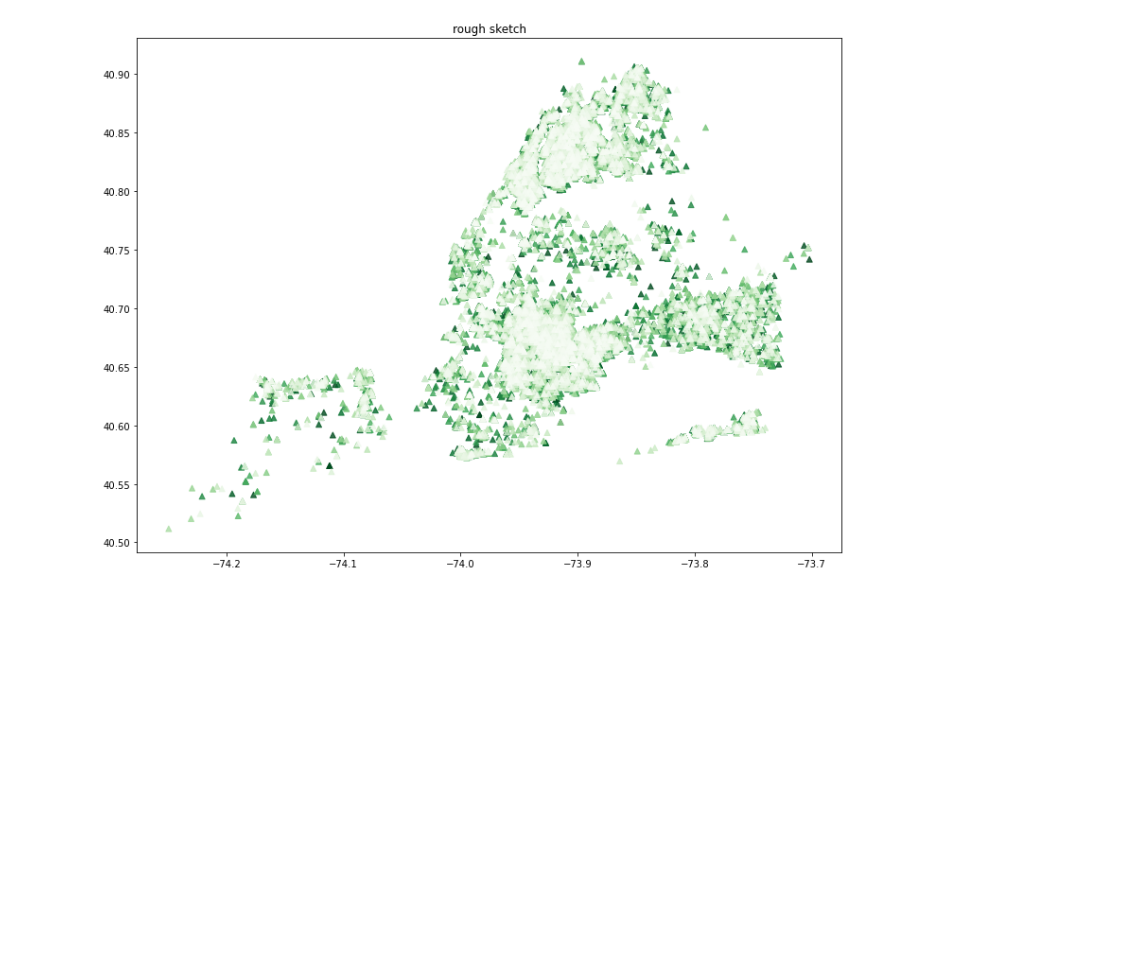
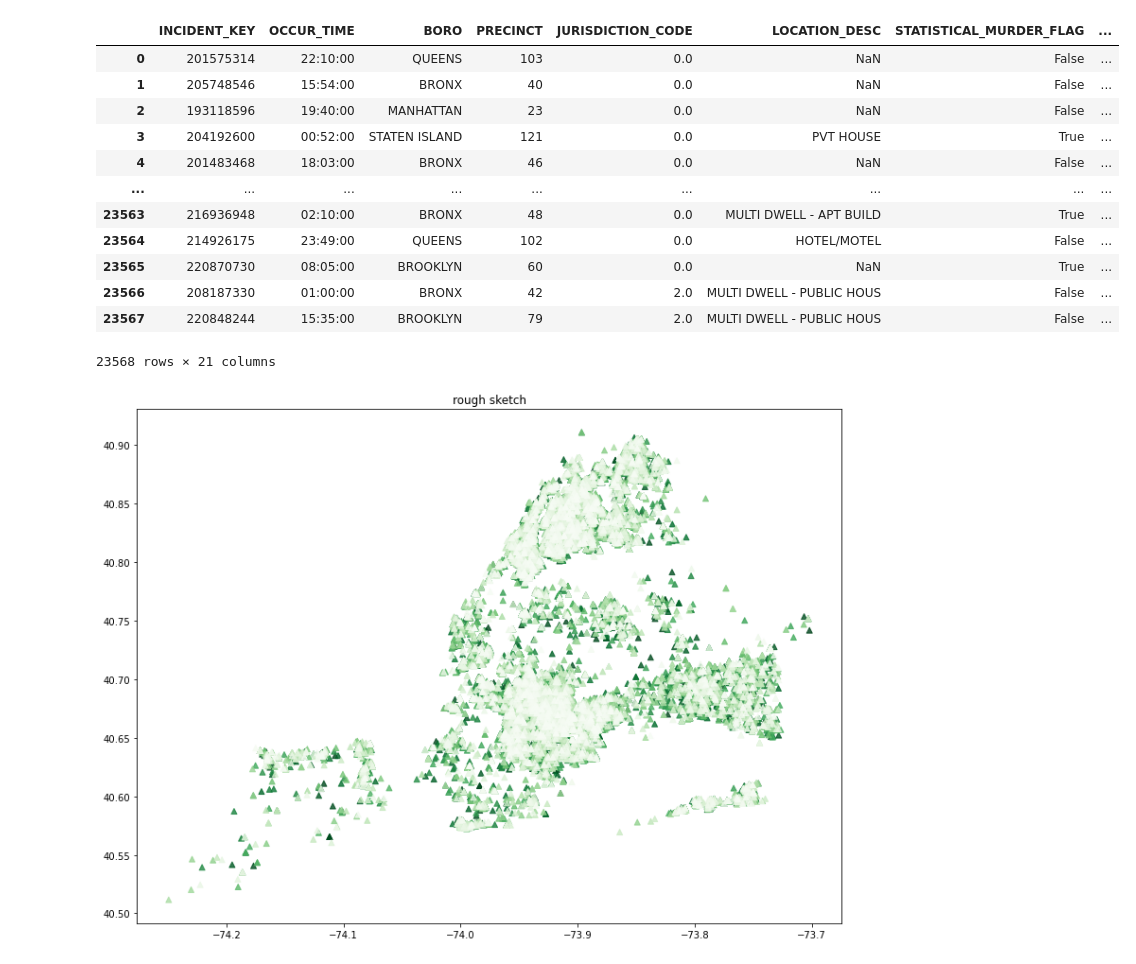
Before and after one commit to sashasabater/nyc-gun-violence, a Jupyter notebook: notebooks/nypd.ipynb, the cells around one changed output. Cells and saved outputs as stored; diff of their text form; code cells hidden in the pictures; blank space fills up the shorter version.

```diff
--- a/notebooks/nypd.ipynb
+++ b/notebooks/nypd.ipynb
@@ -42,4 +44,21 @@ geo_k = gpd.GeoDataFrame(killed, geometry = 'points')
 # %%
 #making a geopandas dataframe to plot spatially
 geo_ny = gpd.GeoDataFrame(nypd)
+geo_ny = geo_ny.set_geometry('points')
+# %%
+geo_ny
+# %% [output]
+|  | INCIDENT_KEY | OCCUR_TIME | BORO | PRECINCT | JURISDICTION_CODE | LOCATION_DESC | STATISTICAL_MURDER_FLAG | ... |
+| 0 | 201575314 | 22:10:00 | QUEENS | 103 | 0.0 | NaN | False | ... |
+| 1 | 205748546 | 15:54:00 | BRONX | 40 | 0.0 | NaN | False | ... |
+| 2 | 193118596 | 19:40:00 | MANHATTAN | 23 | 0.0 | NaN | False | ... |
+| 3 | 204192600 | 00:52:00 | STATEN ISLAND | 121 | 0.0 | PVT HOUSE | True | ... |
+| 4 | 201483468 | 18:03:00 | BRONX | 46 | 0.0 | NaN | False | ... |
+| ... | ... | ... | ... | ... | ... | ... | ... | ... |
+| 23563 | 216936948 | 02:10:00 | BRONX | 48 | 0.0 | MULTI DWELL - APT BUILD | True | ... |
+| 23564 | 214926175 | 23:49:00 | QUEENS | 102 | 0.0 | HOTEL/MOTEL | False | ... |
+| 23565 | 220870730 | 08:05:00 | BROOKLYN | 60 | 0.0 | NaN | True | ... |
+| 23566 | 208187330 | 01:00:00 | BRONX | 42 | 2.0 | MULTI DWELL - PUBLIC HOUS | False | ... |
+| 23567 | 220848244 | 15:35:00 | BROOKLYN | 79 | 2.0 | MULTI DWELL - PUBLIC HOUS | False | ... |
+23568 rows × 21 columns
 # %%
```
Also changed, not shown: parts of 14 cells of this notebook, 2 other files.
